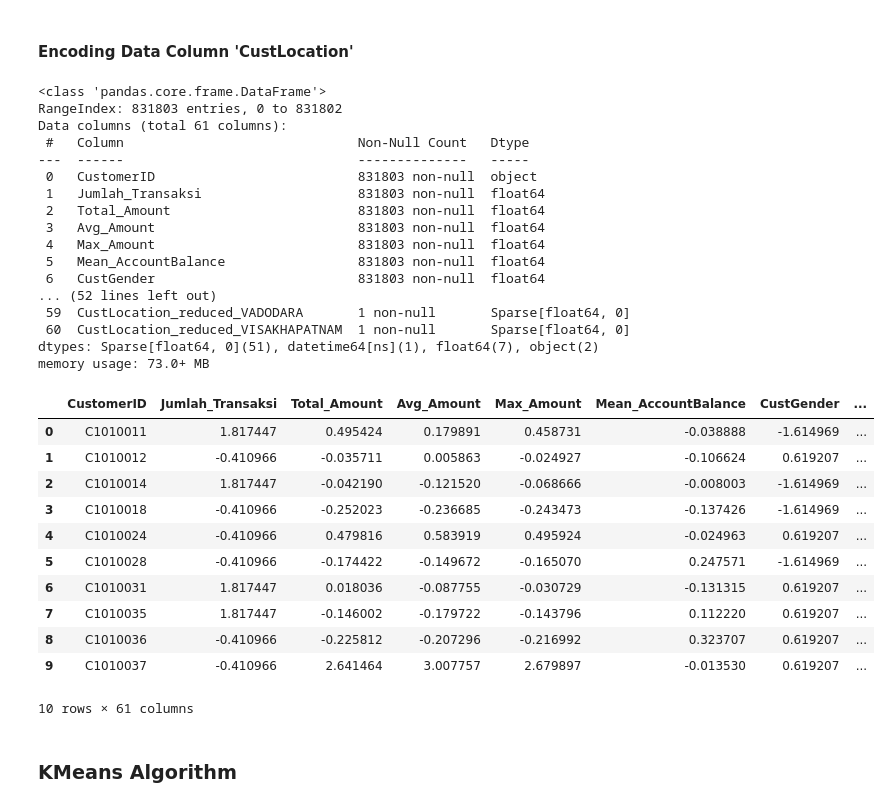
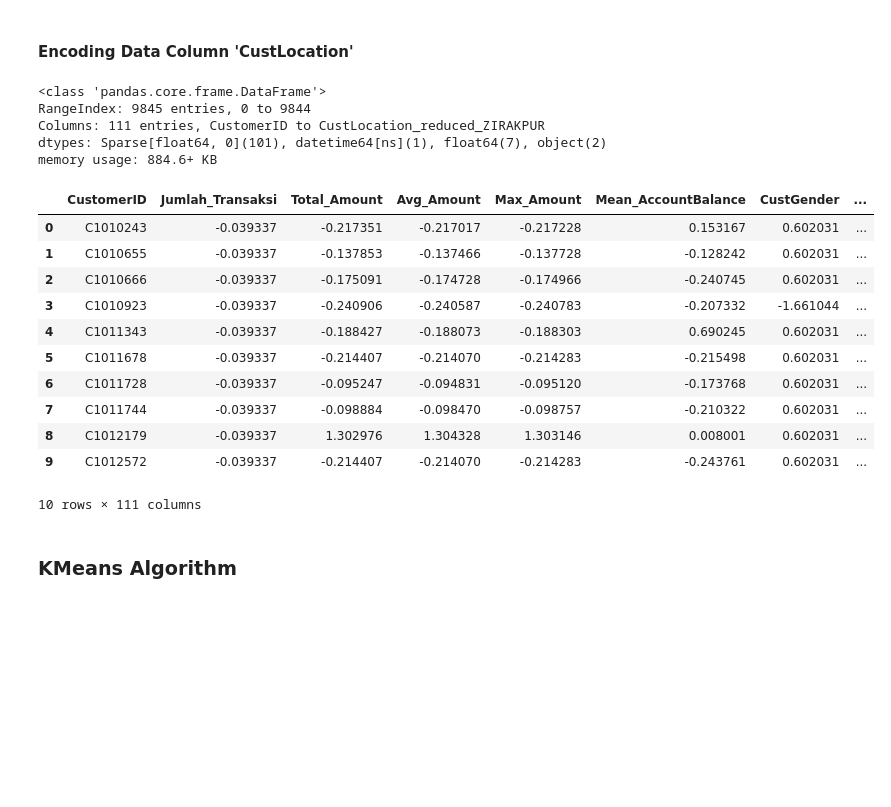
Before and after one commit to febryannnn/FP-LBE-KCV, a Jupyter notebook: finalproject.ipynb, the cells around one changed output. Drawn from its saved outputs; the diff is of its cells as text; code cells hidden in the pictures; blank space fills up the shorter version.

```diff
--- a/finalproject.ipynb
+++ b/finalproject.ipynb
@@ -18,6 +18,7 @@ from sklearn.metrics import silhouette_score
 #### Inspeksi Awal Data
 # %%
 df = pd.read_csv('bank_transactions.csv')
+df = df.sample(frac=0.01, random_state=42)
 
 df.info()
 print(df.describe())
@@ -193,46 +196,34 @@ df_agg.head(10)
 #### Encoding Data Column 'CustLocation'
 # %%
 # Encoding kolom kategorical dari Customer Location
-top_locations = df_agg['CustLocation'].value_counts().head(50).index
+top_locations = df_agg['CustLocation'].value_counts().head(100).index
 df_agg['CustLocation_reduced'] = df_agg['CustLocation'].apply(lambda x: x if x in top_locations else 'Other')
 
 encoder = OneHotEncoder(handle_unknown='ignore', sparse_output=True)
 encoded_sparse = encoder.fit_transform(df_agg[['CustLocation_reduced']])
 encoded_df = pd.DataFrame.sparse.from_spmatrix(encoded_sparse, columns=encoder.get_feature_names_out(['CustLocation_reduced']))
 df_agg = pd.concat([df_agg.drop(columns=['CustLocation_reduced']).reset_index(drop=True), encoded_df], axis=1)
 
 df_agg.info()
 df_agg.head(10)
 # %% [output]
 <class 'pandas.core.frame.DataFrame'>
-RangeIndex: 831803 entries, 0 to 831802
-Data columns (total 61 columns):
- #   Column                              Non-Null Count   Dtype
----  ------                              --------------   -----
- 0   CustomerID                          831803 non-null  object
- 1   Jumlah_Transaksi                    831803 non-null  float64
- 2   Total_Amount                        831803 non-null  float64
- 3   Avg_Amount                          831803 non-null  float64
- 4   Max_Amount                          831803 non-null  float64
- 5   Mean_AccountBalance                 831803 non-null  float64
- 6   CustGender                          831803 non-null  float64
-... (52 lines left out)
- 59  CustLocation_reduced_VADODARA       1 non-null       Sparse[float64, 0]
- 60  CustLocation_reduced_VISAKHAPATNAM  1 non-null       Sparse[float64, 0]
-dtypes: Sparse[float64, 0](51), datetime64[ns](1), float64(7), object(2)
-memory usage: 73.0+ MB
+RangeIndex: 9845 entries, 0 to 9844
+Columns: 111 entries, CustomerID to CustLocation_reduced_ZIRAKPUR
+dtypes: Sparse[float64, 0](101), datetime64[ns](1), float64(7), object(2)
+memory usage: 884.6+ KB
 |  | CustomerID | Jumlah_Transaksi | Total_Amount | Avg_Amount | Max_Amount | Mean_AccountBalance | CustGender | ... |
-| 0 | C1010011 | 1.817447 | 0.495424 | 0.179891 | 0.458731 | -0.038888 | -1.614969 | ... |
-| 1 | C1010012 | -0.410966 | -0.035711 | 0.005863 | -0.024927 | -0.106624 | 0.619207 | ... |
-| 2 | C1010014 | 1.817447 | -0.042190 | -0.121520 | -0.068666 | -0.008003 | -1.614969 | ... |
-| 3 | C1010018 | -0.410966 | -0.252023 | -0.236685 | -0.243473 | -0.137426 | -1.614969 | ... |
-| 4 | C1010024 | -0.410966 | 0.479816 | 0.583919 | 0.495924 | -0.024963 | 0.619207 | ... |
-| 5 | C1010028 | -0.410966 | -0.174422 | -0.149672 | -0.165070 | 0.247571 | -1.614969 | ... |
-| 6 | C1010031 | 1.817447 | 0.018036 | -0.087755 | -0.030729 | -0.131315 | 0.619207 | ... |
-| 7 | C1010035 | 1.817447 | -0.146002 | -0.179722 | -0.143796 | 0.112220 | 0.619207 | ... |
-| 8 | C1010036 | -0.410966 | -0.225812 | -0.207296 | -0.216992 | 0.323707 | 0.619207 | ... |
-| 9 | C1010037 | -0.410966 | 2.641464 | 3.007757 | 2.679897 | -0.013530 | 0.619207 | ... |
+| 0 | C1010243 | -0.039337 | -0.217351 | -0.217017 | -0.217228 | 0.153167 | 0.602031 | ... |
+| 1 | C1010655 | -0.039337 | -0.137853 | -0.137466 | -0.137728 | -0.128242 | 0.602031 | ... |
+| 2 | C1010666 | -0.039337 | -0.175091 | -0.174728 | -0.174966 | -0.240745 | 0.602031 | ... |
+| 3 | C1010923 | -0.039337 | -0.240906 | -0.240587 | -0.240783 | -0.207332 | -1.661044 | ... |
+| 4 | C1011343 | -0.039337 | -0.188427 | -0.188073 | -0.188303 | 0.690245 | 0.602031 | ... |
+| 5 | C1011678 | -0.039337 | -0.214407 | -0.214070 | -0.214283 | -0.215498 | 0.602031 | ... |
+| 6 | C1011728 | -0.039337 | -0.095247 | -0.094831 | -0.095120 | -0.173768 | 0.602031 | ... |
+| 7 | C1011744 | -0.039337 | -0.098884 | -0.098470 | -0.098757 | -0.210322 | 0.602031 | ... |
+| 8 | C1012179 | -0.039337 | 1.302976 | 1.304328 | 1.303146 | 0.008001 | 0.602031 | ... |
+| 9 | C1012572 | -0.039337 | -0.214407 | -0.214070 | -0.214283 | -0.243761 | 0.602031 | ... |
-10 rows × 61 columns
+10 rows × 111 columns
 # %% [markdown]
 ### KMeans Algorithm
 # %%
```
Also changed, not shown: parts of 11 cells of this notebook.
